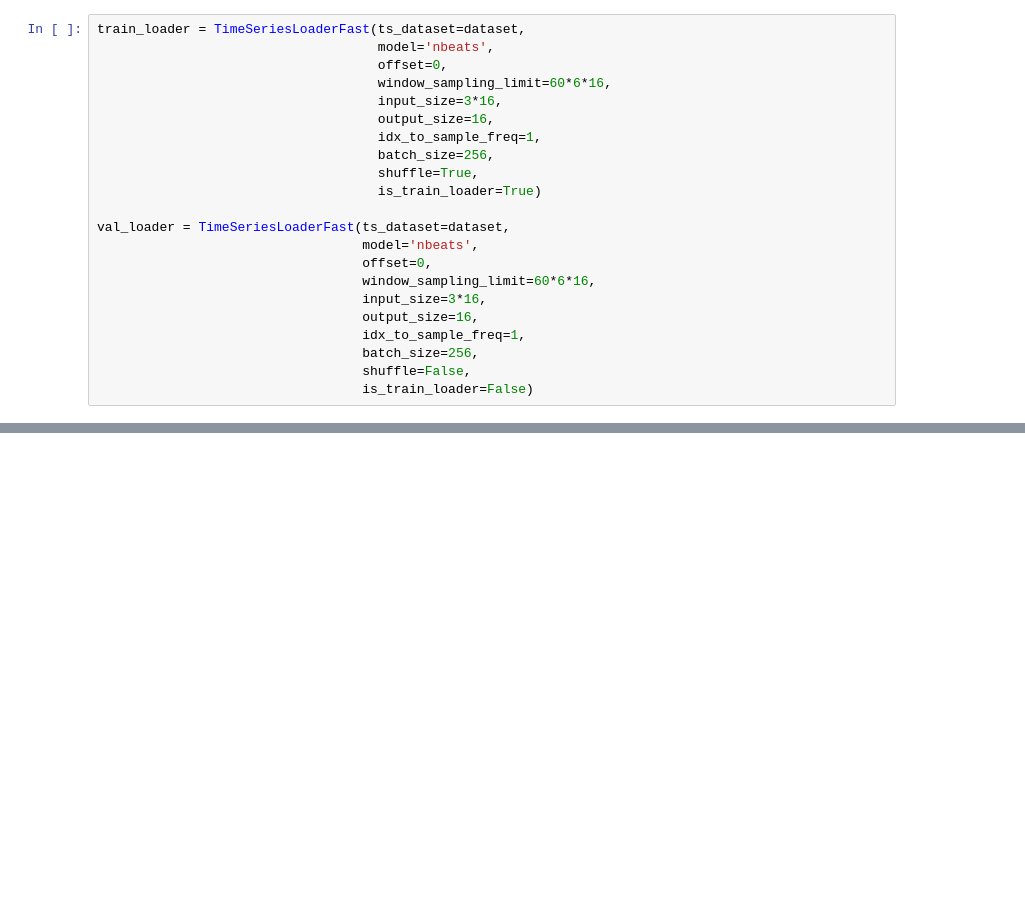
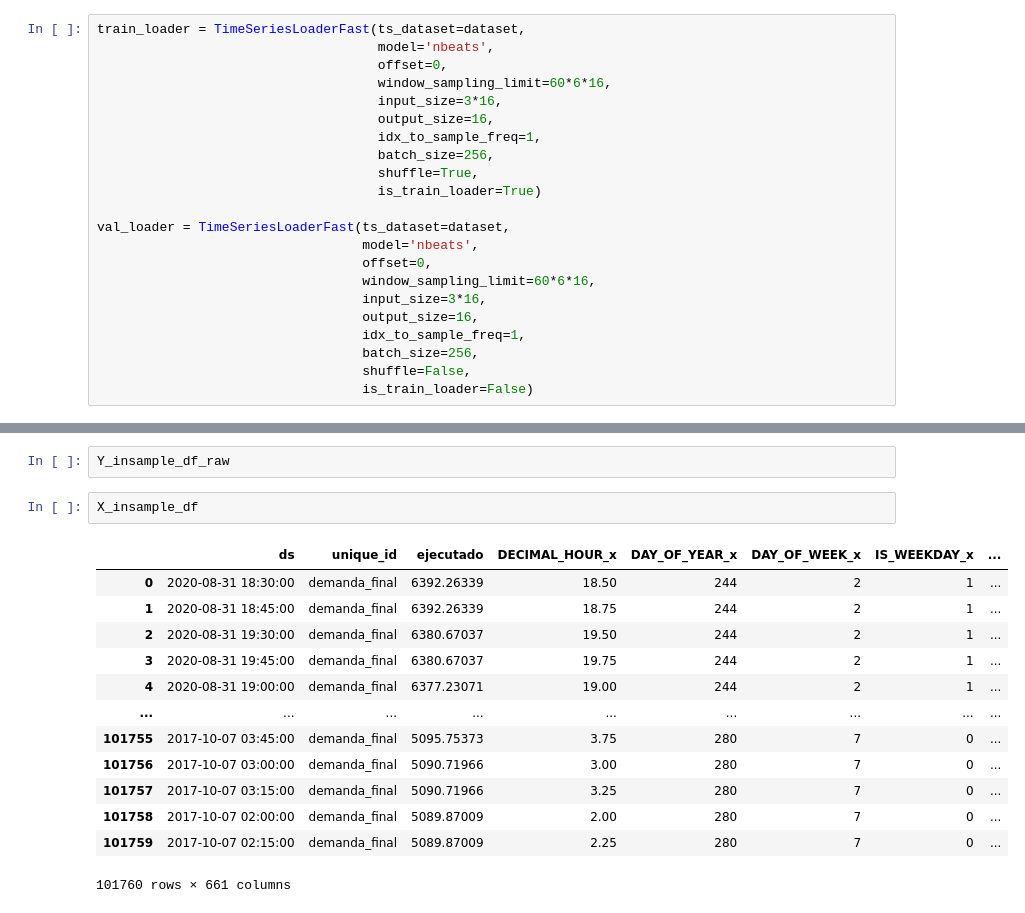
Before and after one commit to Nixtla/Nixtla, a Jupyter notebook: nbs/models_onnbeats__nbeats.ipynb, the cells around one changed output, grey strips where cells are left out. Drawn from its saved outputs; the diff is of its cells as text; blank space fills up the shorter version.

```diff
--- a/nbs/models_onnbeats__nbeats.ipynb
+++ b/nbs/models_onnbeats__nbeats.ipynb
@@ -684,0 +803,18 @@ nbeatsx.fit(train_ts_loader=train_loader, val_ts_loader=val_loader, verbose=True
+# %%
+Y_insample_df_raw
+# %%
+X_insample_df
+# %% [output]
+|  | ds | unique_id | ejecutado | DECIMAL_HOUR_x | DAY_OF_YEAR_x | DAY_OF_WEEK_x | IS_WEEKDAY_x | ... |
+| 0 | 2020-08-31 18:30:00 | demanda_final | 6392.26339 | 18.50 | 244 | 2 | 1 | ... |
+| 1 | 2020-08-31 18:45:00 | demanda_final | 6392.26339 | 18.75 | 244 | 2 | 1 | ... |
+| 2 | 2020-08-31 19:30:00 | demanda_final | 6380.67037 | 19.50 | 244 | 2 | 1 | ... |
+| 3 | 2020-08-31 19:45:00 | demanda_final | 6380.67037 | 19.75 | 244 | 2 | 1 | ... |
+| 4 | 2020-08-31 19:00:00 | demanda_final | 6377.23071 | 19.00 | 244 | 2 | 1 | ... |
+| ... | ... | ... | ... | ... | ... | ... | ... | ... |
+| 101755 | 2017-10-07 03:45:00 | demanda_final | 5095.75373 | 3.75 | 280 | 7 | 0 | ... |
+| 101756 | 2017-10-07 03:00:00 | demanda_final | 5090.71966 | 3.00 | 280 | 7 | 0 | ... |
+| 101757 | 2017-10-07 03:15:00 | demanda_final | 5090.71966 | 3.25 | 280 | 7 | 0 | ... |
+| 101758 | 2017-10-07 02:00:00 | demanda_final | 5089.87009 | 2.00 | 280 | 7 | 0 | ... |
+| 101759 | 2017-10-07 02:15:00 | demanda_final | 5089.87009 | 2.25 | 280 | 7 | 0 | ... |
+101760 rows × 661 columns
```
Also changed, not shown: parts of 15 cells of this notebook, 1 other file.
